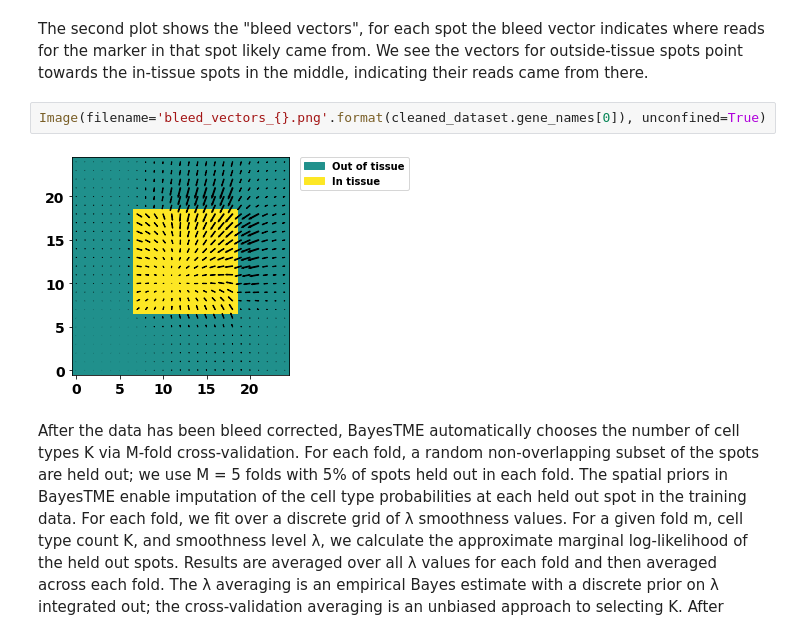
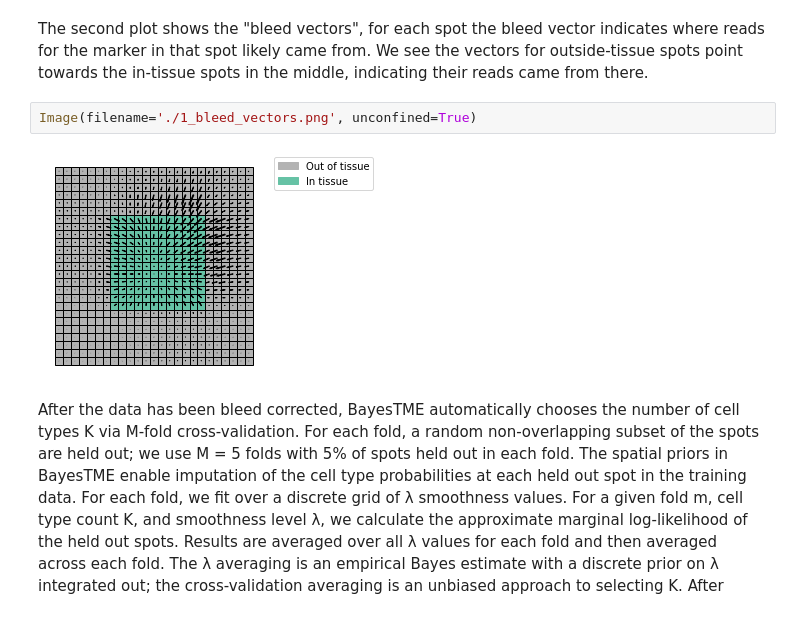
Before and after one commit to tansey-lab/bayestme, a Jupyter notebook: notebooks/demo.ipynb, the cells around one changed output. Drawn from its saved outputs; the diff is of its cells as text.

```diff
--- a/notebooks/demo.ipynb
+++ b/notebooks/demo.ipynb
@@ -122,9 +109,9 @@ Plot saved as ./2_bleeding_plot.png
 # %% [markdown]
 The second plot shows the "bleed vectors", for each spot the bleed vector indicates where reads for the marker in that spot likely came from. We see the vectors for outside-tissue spots point towards the in-tissue spots in the middle, indicating their reads came from there.
 # %%
-Image(filename='bleed_vectors_{}.png'.format(cleaned_dataset.gene_names[0]), unconfined=True)
+Image(filename='./1_bleed_vectors.png', unconfined=True)
 # %% [output]
-[figure, old version]
+[figure, new version]
 # %% [markdown]
 After the data has been bleed corrected, BayesTME automatically chooses the number of cell types K via M-fold cross-validation. For each fold, a random non-overlapping subset of the spots are held out; we use M = 5 folds with 5% of spots held out in each fold. The spatial priors in BayesTME enable imputation of the cell type probabilities at each held out spot in the training data. For each fold, we fit over a discrete grid of λ smoothness values. For a given fold m, cell type count K, and smoothness level λ, we calculate the approximate marginal log-likelihood of the held out spots. Results are averaged over all λ values for each fold and then averaged across each fold. The λ averaging is an empirical Bayes estimate with a discrete prior on λ integrated out; the cross-validation averaging is an unbiased approach to selecting K. After selecting K, we refit BayesTME on the entire data using the chosen K and the λ with average cross-validation log-likelihood closest to the overall average.
 # %%
```
Also changed, not shown: parts of 15 cells of this notebook, 1 other file.
